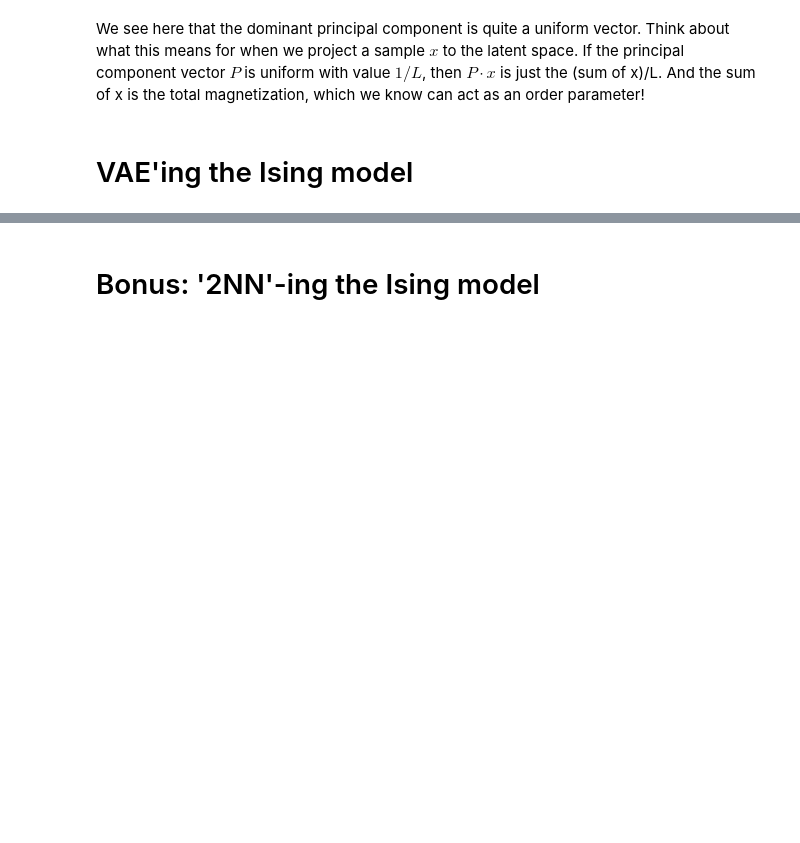
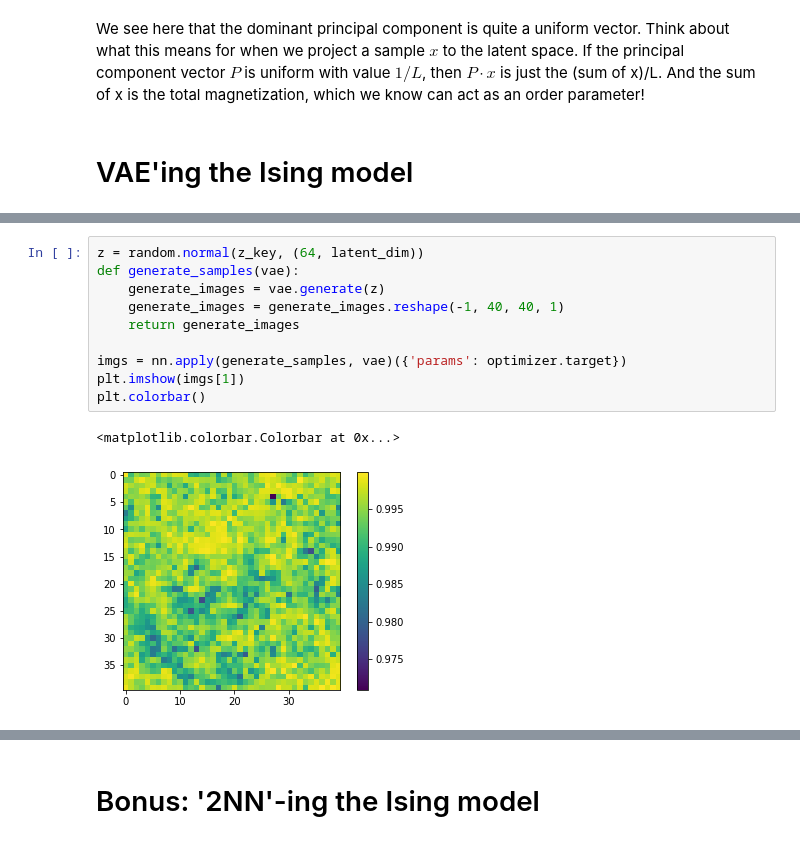
Before and after one commit to CRC183-summer-school/school_2021, a Jupyter notebook: notebooks/EvN_Lecture_2.ipynb, the cells around one changed output, grey strips where cells are left out. Saved outputs shown, nothing was run; the diff lists cells and outputs as text; blank space fills up the shorter version.

```diff
--- a/notebooks/EvN_Lecture_2.ipynb
+++ b/notebooks/EvN_Lecture_2.ipynb
@@ -233,0 +347,13 @@ NameError: name 'train_x' is not defined
+# %%
+z = random.normal(z_key, (64, latent_dim))
+def generate_samples(vae):
+    generate_images = vae.generate(z)
+    generate_images = generate_images.reshape(-1, 40, 40, 1)
+    return generate_images
+
+imgs = nn.apply(generate_samples, vae)({'params': optimizer.target})
+plt.imshow(imgs[1])
+plt.colorbar()
+# %% [output]
+<matplotlib.colorbar.Colorbar at 0x...>
+[figure, added]
```
Also changed, not shown: parts of 17 cells of this notebook, 1 other file.
